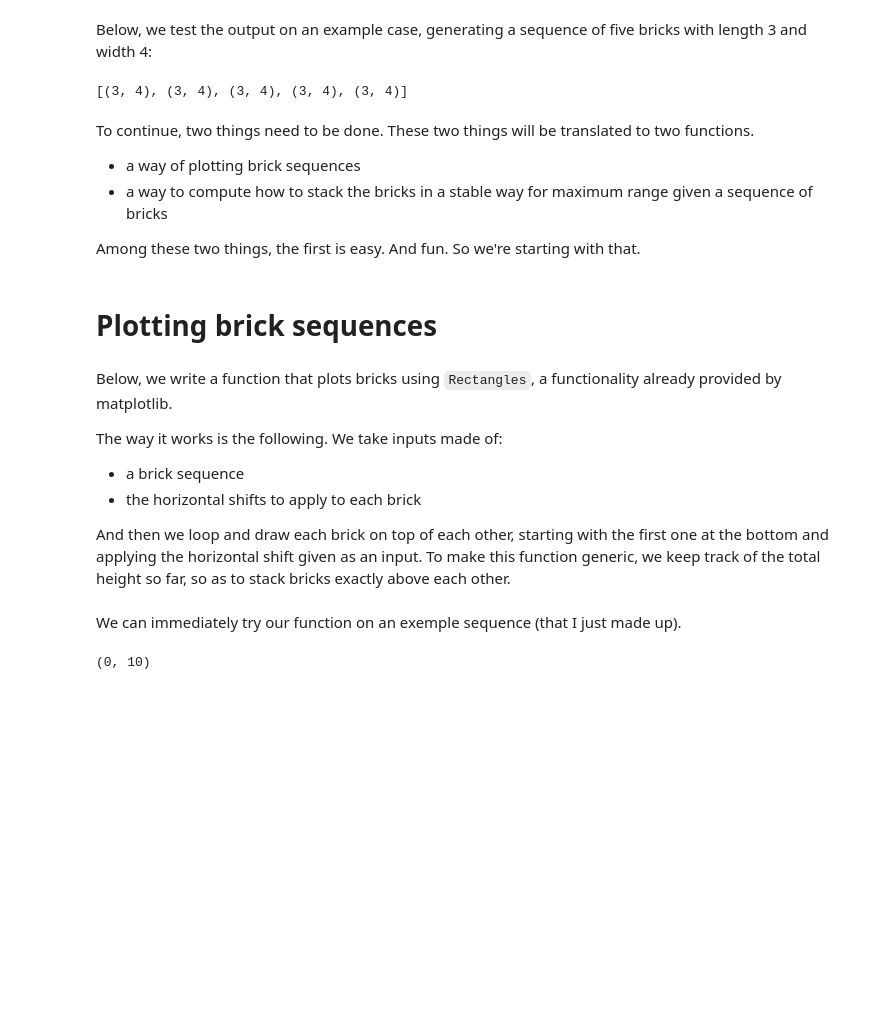
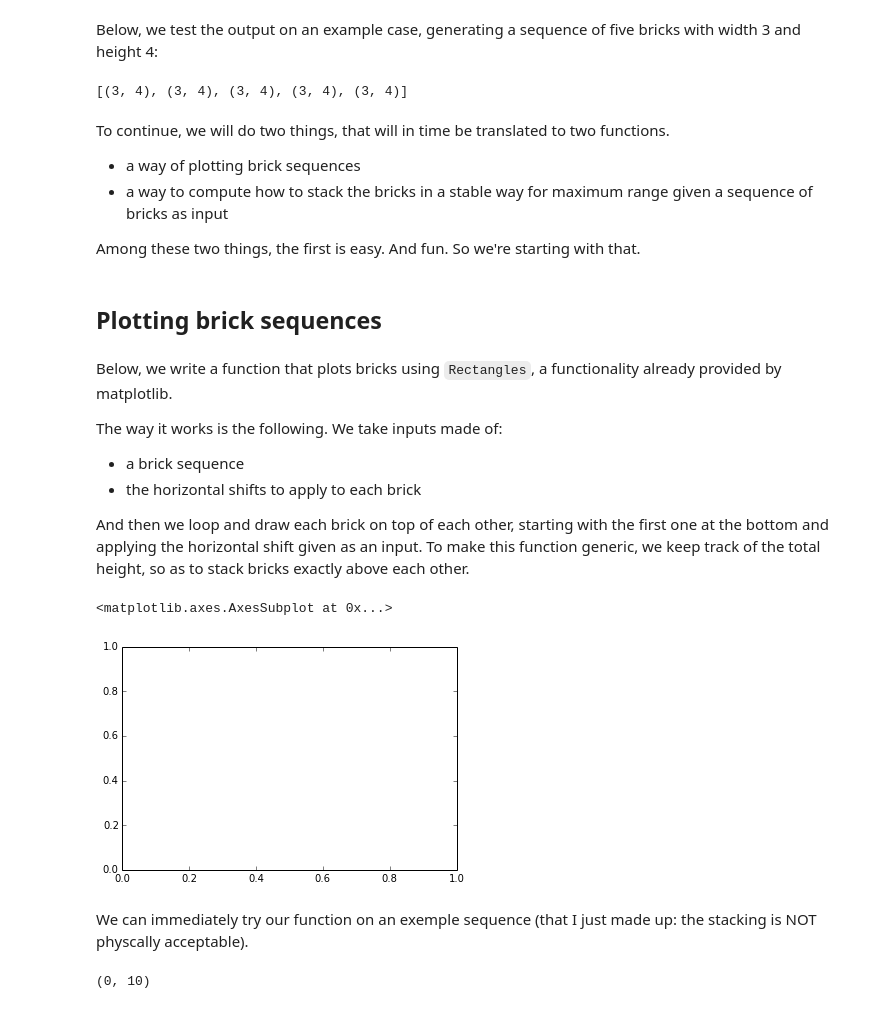
Before and after one commit to flothesof/posts, a Jupyter notebook: 20140808_BricksAndArches.ipynb, the cells around one changed output. Drawn from its saved outputs; the diff is of its cells as text; code cells hidden in the pictures; blank space fills up the shorter version.

```diff
--- a/20140808_BricksAndArches.ipynb
+++ b/20140808_BricksAndArches.ipynb
@@ -30,18 +40,18 @@ def generate_brick_sequence(length, width, n):
 # %% [markdown]
-Below, we test the output on an example case, generating a sequence of five bricks with length 3 and width 4:
+Below, we test the output on an example case, generating a sequence of five bricks with width 3 and height 4:
 # %%
 generate_brick_sequence(3, 4, 5)
 # %% [output]
 [(3, 4), (3, 4), (3, 4), (3, 4), (3, 4)]
 # %% [markdown]
-To continue, two things need to be done. These two things will be translated to two functions.
+To continue, we will do two things, that will in time be translated to two functions.
 
 - a way of plotting brick sequences
-- a way to compute how to stack the bricks in a stable way for maximum range given a sequence of bricks
+- a way to compute how to stack the bricks in a stable way for maximum range given a sequence of bricks as input
 
 Among these two things, the first is easy. And fun. So we're starting with that.
 # %% [markdown]
-# Plotting brick sequences
+## Plotting brick sequences
 # %% [markdown]
 Below, we write a function that plots bricks using `Rectangles`, a functionality already provided by matplotlib.
 
@@ -50,7 +60,13 @@ The way it works is the following. We take inputs made of:
 - a brick sequence
 - the horizontal shifts to apply to each brick
 
-And then we loop and draw each brick on top of each other, starting with the first one at the bottom and applying the horizontal shift given as an input. To make this function generic, we keep track of the total height so far, so as to stack bricks exactly above each other.
+And then we loop and draw each brick on top of each other, starting with the first one at the bottom and applying the horizontal shift given as an input. To make this function generic, we keep track of the total height, so as to stack bricks exactly above each other.
+# %%
+fig = pl.figure()
+fig.gca()
+# %% [output]
+<matplotlib.axes.AxesSubplot at 0x...>
+[figure, added]
 # %%
 from matplotlib.patches import Rectangle
 
@@ -62,7 +77,7 @@ def plot_brick_sequence(brick_sequence, shifts):
         ax.add_patch(Rectangle((shift, total_height), brick[0], brick[1]))
         total_height += brick[1]
 # %% [markdown]
-We can immediately try our function on an exemple sequence (that I just made up).
+We can immediately try our function on an exemple sequence (that I just made up: the stacking is NOT physcally acceptable).
 # %%
 bricks = [(1, 2), (2, 3), (3, 4)]
 shifts = [0, 0.5, 2]
```
Also changed, not shown: parts of 54 cells of this notebook, 2 other files.
